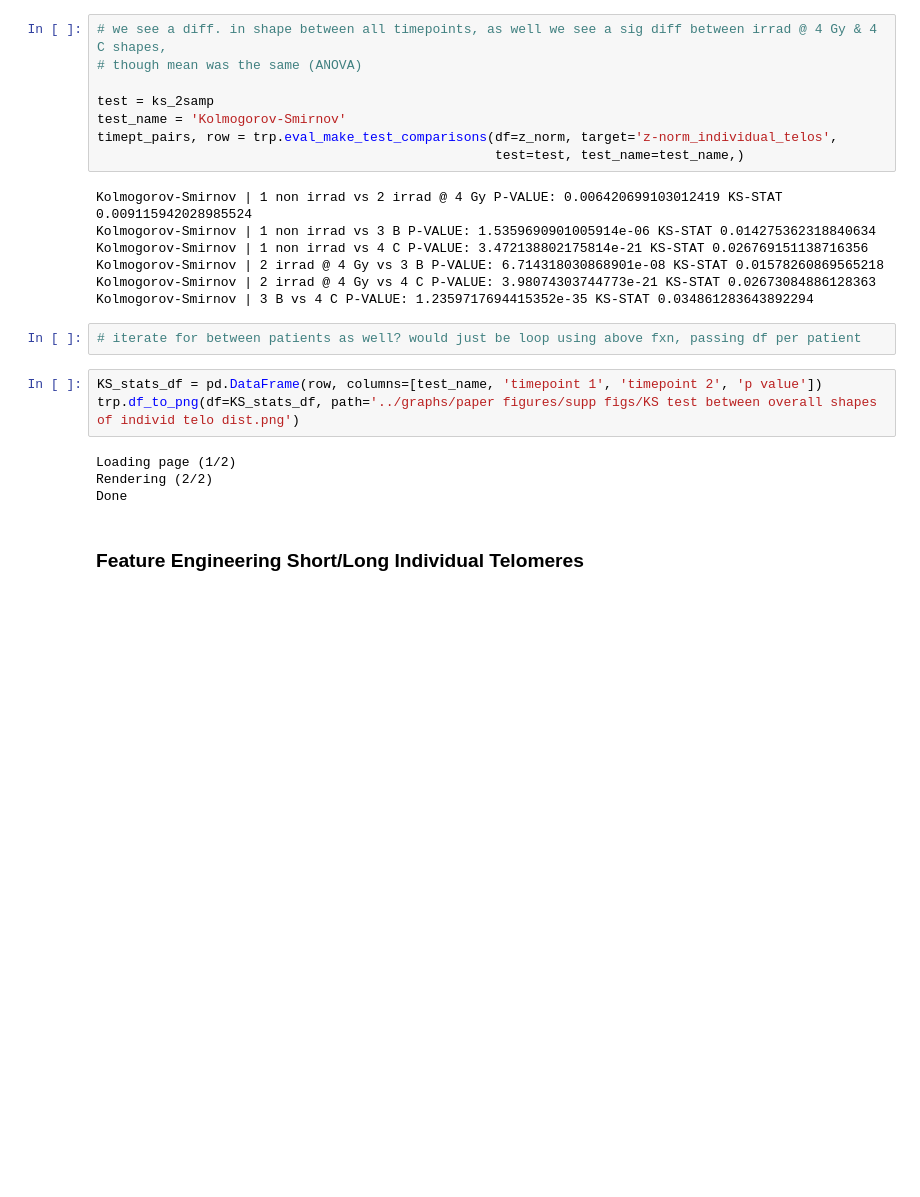
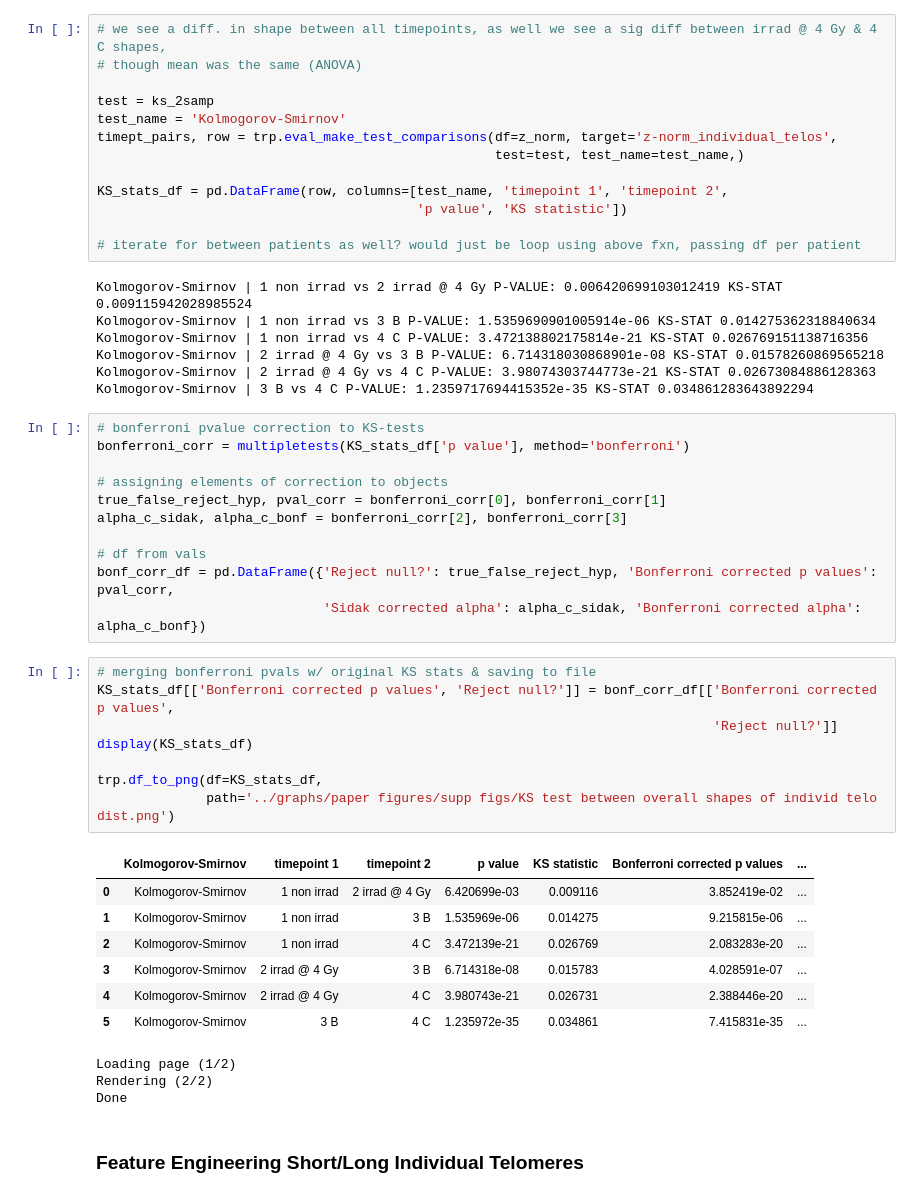
Before and after one commit to Jared-Luxton/radiation-therapy-machine-learning, a Jupyter notebook: notebooks/02_radiation_therapy_patients_data_VISUALIZATION_STATISTICS.ipynb, the cells around one changed output. Saved outputs shown, nothing was run; the diff lists cells and outputs as text; blank space fills up the shorter version.

```diff
--- a/notebooks/02_radiation_therapy_patients_data_VISUALIZATION_STATISTICS.ipynb
+++ b/notebooks/02_radiation_therapy_patients_data_VISUALIZATION_STATISTICS.ipynb
@@ -239,6 +249,11 @@ test = ks_2samp
 test_name = 'Kolmogorov-Smirnov'
 timept_pairs, row = trp.eval_make_test_comparisons(df=z_norm, target='z-norm_individual_telos',
                                                    test=test, test_name=test_name,)
+
+KS_stats_df = pd.DataFrame(row, columns=[test_name, 'timepoint 1', 'timepoint 2',
+                                         'p value', 'KS statistic'])
+
+# iterate for between patients as well? would just be loop using above fxn, passing df per patient
 # %% [output]
 Kolmogorov-Smirnov | 1 non irrad vs 2 irrad @ 4 Gy P-VALUE: 0.006420699103012419 KS-STAT 0.009115942028985524
 Kolmogorov-Smirnov | 1 non irrad vs 3 B P-VALUE: 1.5359690901005914e-06 KS-STAT 0.014275362318840634
@@ -246,12 +261,33 @@ Kolmogorov-Smirnov | 1 non irrad vs 4 C P-VALUE: 3.472138802175814e-21 KS-STAT 0
 Kolmogorov-Smirnov | 2 irrad @ 4 Gy vs 3 B P-VALUE: 6.714318030868901e-08 KS-STAT 0.01578260869565218
 Kolmogorov-Smirnov | 2 irrad @ 4 Gy vs 4 C P-VALUE: 3.98074303744773e-21 KS-STAT 0.02673084886128363
 Kolmogorov-Smirnov | 3 B vs 4 C P-VALUE: 1.2359717694415352e-35 KS-STAT 0.034861283643892294
-# %%
-# iterate for between patients as well? would just be loop using above fxn, passing df per patient
+# %%
+# bonferroni pvalue correction to KS-tests
+bonferroni_corr = multipletests(KS_stats_df['p value'], method='bonferroni')
+
+# assigning elements of correction to objects
+true_false_reject_hyp, pval_corr = bonferroni_corr[0], bonferroni_corr[1]
+alpha_c_sidak, alpha_c_bonf = bonferroni_corr[2], bonferroni_corr[3]
+
+# df from vals
+bonf_corr_df = pd.DataFrame({'Reject null?': true_false_reject_hyp, 'Bonferroni corrected p values': pval_corr,
+                             'Sidak corrected alpha': alpha_c_sidak, 'Bonferroni corrected alpha': alpha_c_bonf})
 # %%
-KS_stats_df = pd.DataFrame(row, columns=[test_name, 'timepoint 1', 'timepoint 2', 'p value'])
-trp.df_to_png(df=KS_stats_df, path='../graphs/paper figures/supp figs/KS test between overall shapes of individ telo dist.png')
+# merging bonferroni pvals w/ original KS stats & saving to file
+KS_stats_df[['Bonferroni corrected p values', 'Reject null?']] = bonf_corr_df[['Bonferroni corrected p values',
+                                                                               'Reject null?']]
+display(KS_stats_df)
+
+trp.df_to_png(df=KS_stats_df,
+              path='../graphs/paper figures/supp figs/KS test between overall shapes of individ telo dist.png')
 # %% [output]
+|  | Kolmogorov-Smirnov | timepoint 1 | timepoint 2 | p value | KS statistic | Bonferroni corrected p values | ... |
+| 0 | Kolmogorov-Smirnov | 1 non irrad | 2 irrad @ 4 Gy | 6.420699e-03 | 0.009116 | 3.852419e-02 | ... |
+| 1 | Kolmogorov-Smirnov | 1 non irrad | 3 B | 1.535969e-06 | 0.014275 | 9.215815e-06 | ... |
+| 2 | Kolmogorov-Smirnov | 1 non irrad | 4 C | 3.472139e-21 | 0.026769 | 2.083283e-20 | ... |
+| 3 | Kolmogorov-Smirnov | 2 irrad @ 4 Gy | 3 B | 6.714318e-08 | 0.015783 | 4.028591e-07 | ... |
+| 4 | Kolmogorov-Smirnov | 2 irrad @ 4 Gy | 4 C | 3.980743e-21 | 0.026731 | 2.388446e-20 | ... |
+| 5 | Kolmogorov-Smirnov | 3 B | 4 C | 1.235972e-35 | 0.034861 | 7.415831e-35 | ... |
 Loading page (1/2)
 Rendering (2/2)
 Done
```
Also changed, not shown: parts of 13 cells of this notebook, 2 other files.
